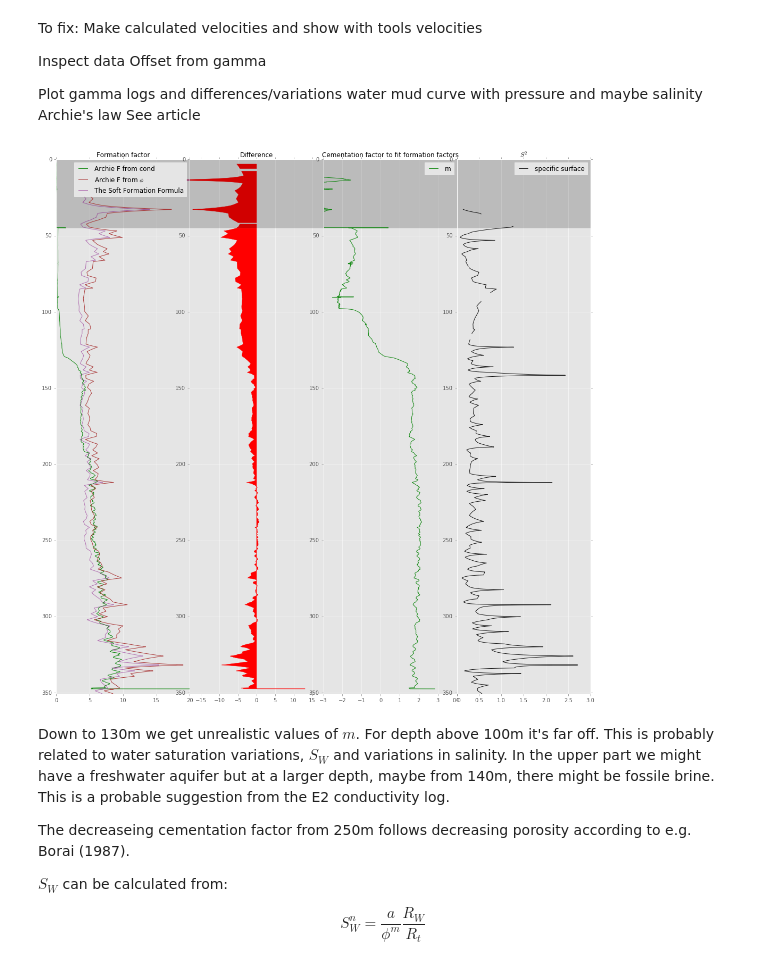
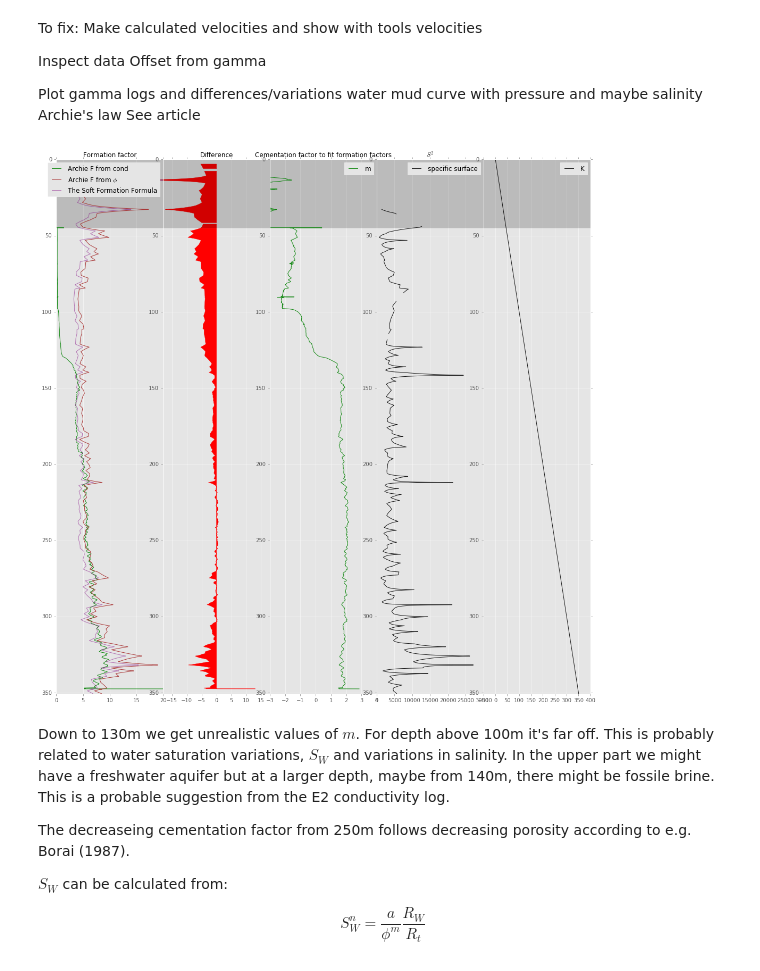
Before and after one commit to TobbeTripitaka/Dalbyover, a Jupyter notebook: Dalbyover sonic log.ipynb, the cells around one changed output. Saved outputs shown, nothing was run; the diff lists cells and outputs as text; code cells hidden in the pictures.

```diff
--- a/Dalbyover sonic log.ipynb
+++ b/Dalbyover sonic log.ipynb
@@ -698,44 +708,51 @@ resistivity_fluid = 10000/data['COND_E2'] #TCDS3719 i uS/cm
 resistivity_chalk = 1000/data['COND_G'] #INDG1832 i mS/m
 
 #Formation factors
-ax0 = plt.subplot(141)
+ax0 = plt.subplot(151)
 well_plot(resistivity_chalk/resistivity_fluid,data['DEPTH'], lw=1, alpha=0.9, color= 'green', label='Archie F from cond')
 well_plot(a/((0.01*POR_inter)**m),data['DEPTH'], lw=1, alpha=0.9, color= 'brown', label='Archie F from $\phi$')
 well_plot(0.81*(0.01*POR_inter)**-2,data['DEPTH'], lw=1, alpha=0.5, color= 'purple', label='The Soft Formation Formula')
 plt.title('Formation factor', fontsize = 12)
 ax1.axes.get_yaxis().set_visible(False)
 plt.xlim(0, 20)
 plt.legend()
 casing_plot()
 
-ax1 = plt.subplot(142)
+ax1 = plt.subplot(152)
 plt.title('Difference', fontsize = 12)
 diff_form=resistivity_chalk/resistivity_fluid-a/((0.01*POR_inter)**m)
 ax1.fill_betweenx(data['DEPTH'],diff_form,color= 'red',label='Difference')
 plt.xlim(-18, 18)
 plt.ylim(max(data['DEPTH']),0)
 casing_plot()
 
-ax2 = plt.subplot(143)
+ax2 = plt.subplot(153)
 plt.title('Cementation factor to fit formation factors', fontsize = 12)
 m_form=(np.log(a*resistivity_fluid/resistivity_chalk))/(np.log(0.01*POR_inter))
 well_plot(m_form,data['DEPTH'], lw=1, alpha=0.9, color= 'green', label='m')
 plt.xlim(-3, 4)
 casing_plot()
 plt.legend()
 
-ax3 = plt.subplot(144)
+ax3 = plt.subplot(154)
 c=0.25
 plt.title('$S^2$', fontsize = 12)
 mortensen_c1 = np.array([mortensen1(POR_mort) for POR_mort in POR_inter/100])
 surface_form = (mortensen_c1*(POR_inter**3)/PERM_inter)
 well_plot(surface_form,data['DEPTH'], lw=1, alpha=0.9, color= 'black', label='specific surface')
 casing_plot()
 plt.legend()
 
+ax4 = plt.subplot(155)
+c=0.25
+well_plot(data['DEPTH'],data['DEPTH'], lw=1, alpha=0.9, color= 'black', label='K')
+
+casing_plot()
+plt.legend()
+
 plt.show()
 # %% [output]
-[figure, old version]
+[figure, new version]
 # %% [markdown]
 Down to 130m we get unrealistic values of $m$.  For depth above 100m it's far off. This is probably related to water saturation variations, $S_W$  and variations in salinity. In the upper part we might have a freshwater aquifer but at a larger depth, maybe from 140m, there might be fossile brine. This is a probable suggestion from the E2 conductivity log.
 
```
Also changed, not shown: parts of 3 cells of this notebook.
